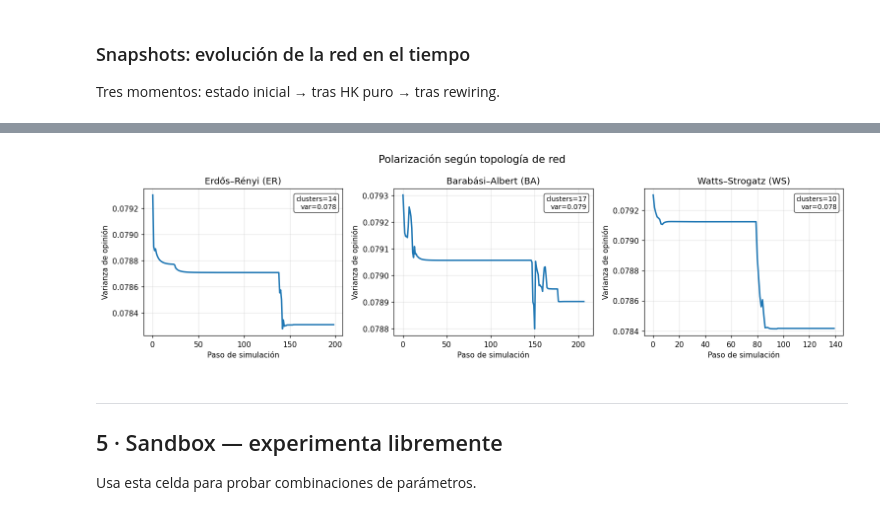
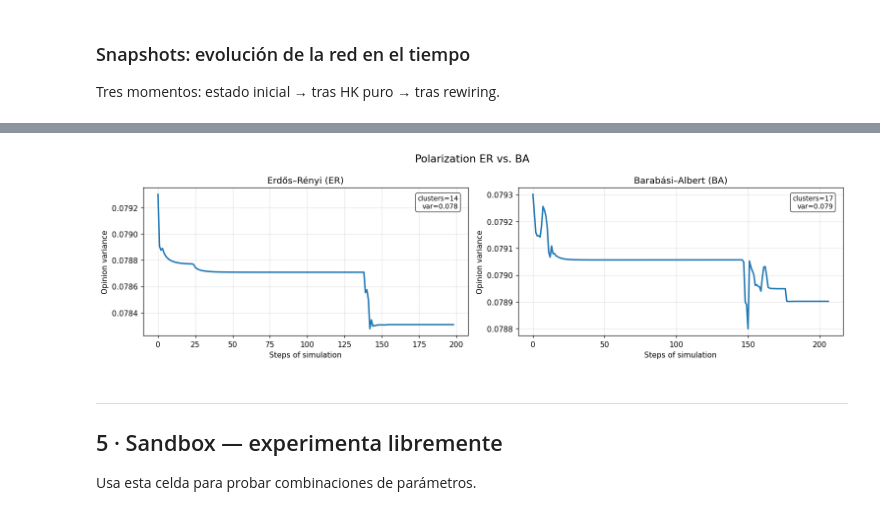
Before and after one commit to ItsTowi/CN_A4_FinalProject, a Jupyter notebook: 01_basic_experiment.ipynb, the cells around one changed output, grey strips where cells are left out. Cells and saved outputs as stored; diff of their text form; code cells hidden in the pictures.

Commit message:
Basic Experiment Done, Our Reverse Polarization Algorithm Left

```diff
--- a/01_basic_experiment.ipynb
+++ b/01_basic_experiment.ipynb
@@ -45,15 +44,15 @@ Parámetros que podéis cambiar:
 # %%
 G = make_network(
     model   = "BA",
-    n       = 1000,
+    n       = 200,
     m       = 3,
     opinion = "uniform",
     seed    = 42,
 )
 
-print(f"Nodos: {G.number_of_nodes()}")
-print(f"Aristas: {G.number_of_edges()}")
-print(f"Grado medio: {np.mean([d for _, d in G.degree()]):.2f}")
-print(f"Opinión media inicial: {get_opinions(G).mean():.3f}")
-print(f"Varianza inicial: {get_opinions(G).var():.3f}")
+print(f"Nodes: {G.number_of_nodes()}")
+print(f"Edges: {G.number_of_edges()}")
+print(f"Graph average: {np.mean([d for _, d in G.degree()]):.2f}")
+print(f"Initial average opinion: {get_opinions(G).mean():.3f}")
+print(f"Initial variance: {get_opinions(G).var():.3f}")
 # %% [output]
@@ -320,34 +315,33 @@ plot_opinion_histogram({
 # %%
 networks = {
     "Erdős–Rényi (ER)": make_network("ER", n=200, p=0.04, opinion="uniform", seed=42),
     "Barabási–Albert (BA)": make_network("BA", n=200, m=3, opinion="uniform", seed=42),
-    "Watts–Strogatz (WS)": make_network("WS", n=200, k=6, p=0.1, opinion="uniform", seed=42),
 }
 
 SIM_PARAMS = dict(epsilon=0.05, rewire=True, p_rewire=0.08,
                   rewire_steps=60, hk_steps_per_rewire=5, seed=42)
 
-fig, axes = plt.subplots(1, 3, figsize=(14, 4))
+fig, axes = plt.subplots(1, 2, figsize=(14, 4))
 
 for ax, (name, Gnet) in zip(axes, networks.items()):
     r = run_simulation(Gnet, **SIM_PARAMS)
     var_series = r["metrics"]["opinion_variance"]
     ax.plot(var_series, linewidth=2)
     ax.set_title(name, fontsize=12)
-    ax.set_xlabel("Paso de simulación")
-    ax.set_ylabel("Varianza de opinión")
+    ax.set_xlabel("Steps of simulation")
+    ax.set_ylabel("Opinion variance")
     ax.grid(True, alpha=0.3)
     final_op = r["snapshots"][-1][1]
     ax.text(0.97, 0.95,
             f"clusters={n_clusters(final_op)}\nvar={opinion_variance(final_op):.3f}",
             transform=ax.transAxes, ha='right', va='top',
             fontsize=9, bbox=dict(boxstyle='round', fc='white', alpha=0.7))
 
-plt.suptitle("Polarización según topología de red", fontsize=14)
+plt.suptitle("Polarization ER vs. BA", fontsize=14)
 plt.tight_layout()
 plt.show()
 # %% [output]
-[figure, old version]
+[figure, new version]
 # %% [markdown]
 ---
 ## 5 · Sandbox — experimenta libremente
```
Also changed, not shown: parts of 33 cells of this notebook, 1 other file.
